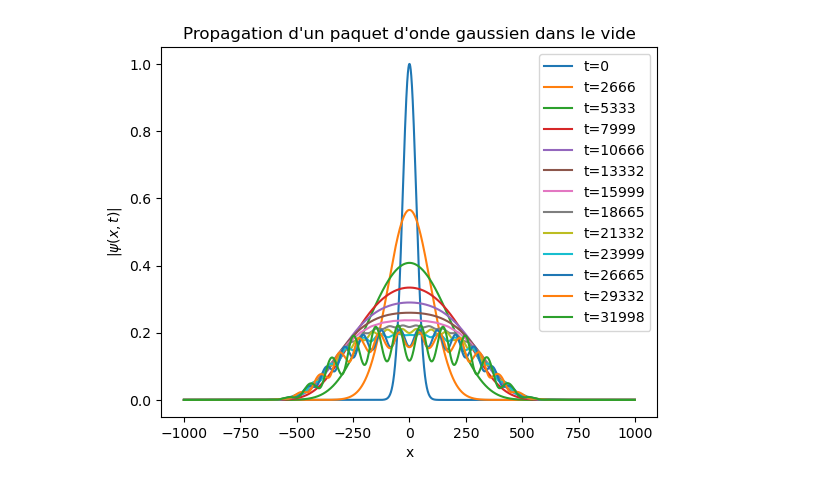
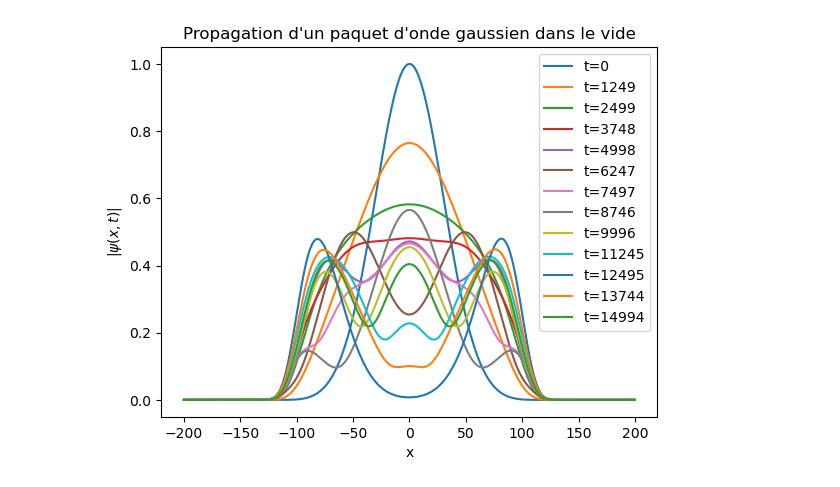
Before and after one commit to Volalex2000/HHG, a Jupyter notebook: Implémentation du schéma de Crank-Nicolson.ipynb, the cells around one changed output. Cells and saved outputs as stored; diff of their text form; code cells hidden in the pictures.

```diff
--- a/Implémentation du schéma de Crank-Nicolson.ipynb
+++ b/Implémentation du schéma de Crank-Nicolson.ipynb
@@ -14,3 +14,25 @@ from matplotlib.animation import FuncAnimation
 import matplotlib.cm as cm
 from Solve import *
 import os
+# %%
+## Test: utilisation du solveur du fichier Solve.py et affichage de l'évolution de la fonction d'onde pour 8 valeurs sur l'intervalle de temps
+
+# Rentrer les données de grille
+x_min, nx, t_min, nt = -200, 4096, -10, 200000
+wavefunction, x, t, A = psi([x_min, nx, t_min, nt], test=True)
+
+# Definition de la coupure pour test hors boucle
+
+def coupure(u):
+    return np.exp(-(u/(2*200))**4)
+
+T = np.linspace(0, nt-1, 8)
+colors = cm.autumn(np.linspace(0, 1, len(T)))
+for t, color in zip(T, colors):
+    plt.plot(x, abs(wavefunction[int(t)]), label=f't={int(t):.1f}', color=color)
+plt.xlim(-10, 10)
+plt.legend()
+plt.title("Evolution de la fonction d'onde")
+plt.xlabel('x')
+plt.ylabel('$|\psi(x,t)|^2$')
+plt.show()
@@ -224,35 +248,38 @@ def abs_cos18_potential(x, l, alpha=1):
     """
     return -1j * alpha * (1 - np.power(np.abs(np.cos(np.pi * x/l)), 1/8))
 
 # Those will not change
-x_min, x_max, nx = -1000, 1000., 4000
-t_min, t_max, nt = 0, 32000., 100000
+x_min, x_max, nx = -200, 200., 4096
+t_min, t_max, nt = 0, 15000., 20000
 
 # Construct the general Crank-Nicolson solver
 crank = CrankNicolson()
 crank.set_grid(x_min, x_max, nx, t_min, t_max, nt)
 X = crank.x_pts
 
 
 """Ici on s'intéresse à la propagation d'un paquet d'onde gaussien sans potentiel ni laser.
    On initialise la fonction d'onde avec une gaussienne centrée en x=0, avec une largeur de 30 et une amplitude de 1.
    On résout ensuite l'équation de Schrödinger dépendant du temps en utilisant la méthode de Crank-Nicolson.
    On trace la norme de la fonction d'onde à des temps spécifiés.
 """
 
+def f(psi, t):
+    return 0
+
 crank.set_parameters(f)
 psi_init = gaussian(crank.x_pts, 0, 30, 1)
 
 crank.solve(psi_init, sparse=True)
 times_to_plot = np.arange(0,nt-1, nt//12)
 for t in times_to_plot:
     plt.plot(X, np.abs(crank.psi_matrix[t,:]), label=f't={int(t_min+t*crank.delta_t)}')
 plt.xlabel('x')
 plt.ylabel('$|\psi(x,t)|$')
 plt.title("Propagation d'un paquet d'onde gaussien dans le vide")
 plt.legend()
 plt.show()
 # %% [output]
-[figure, old version]
+[figure, new version]
 # %%
 ## Test: utilisation du solveur du fichier Solve.py et affichage de l'évolution de la fonction d'onde pour 8 valeurs sur l'intervalle de temps
```
Also changed, not shown: parts of 2 cells of this notebook, 2 other files.
